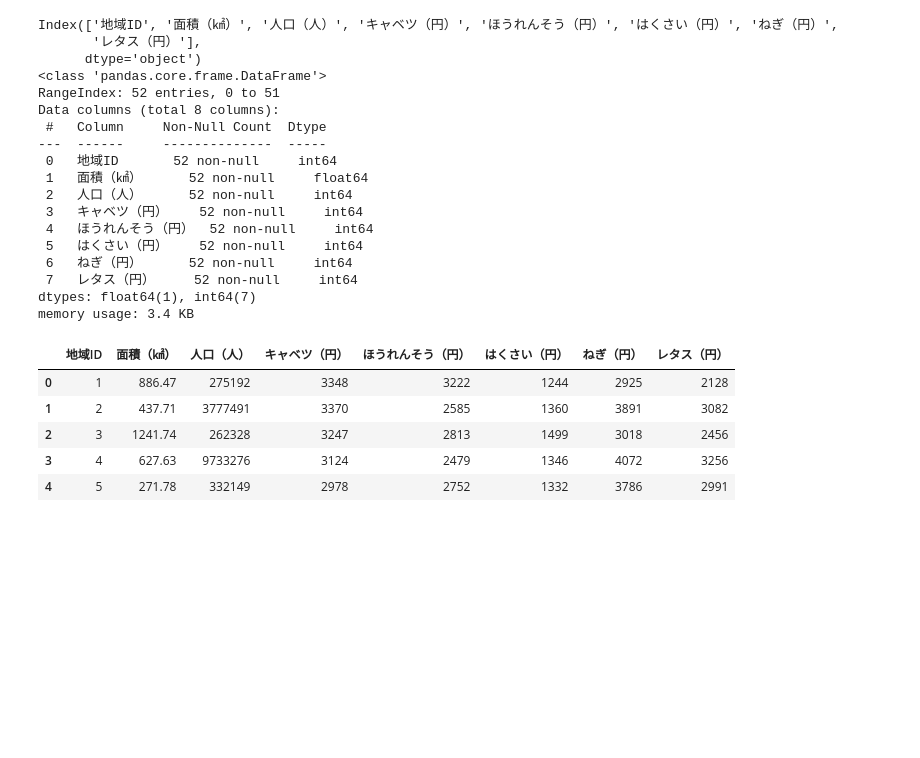
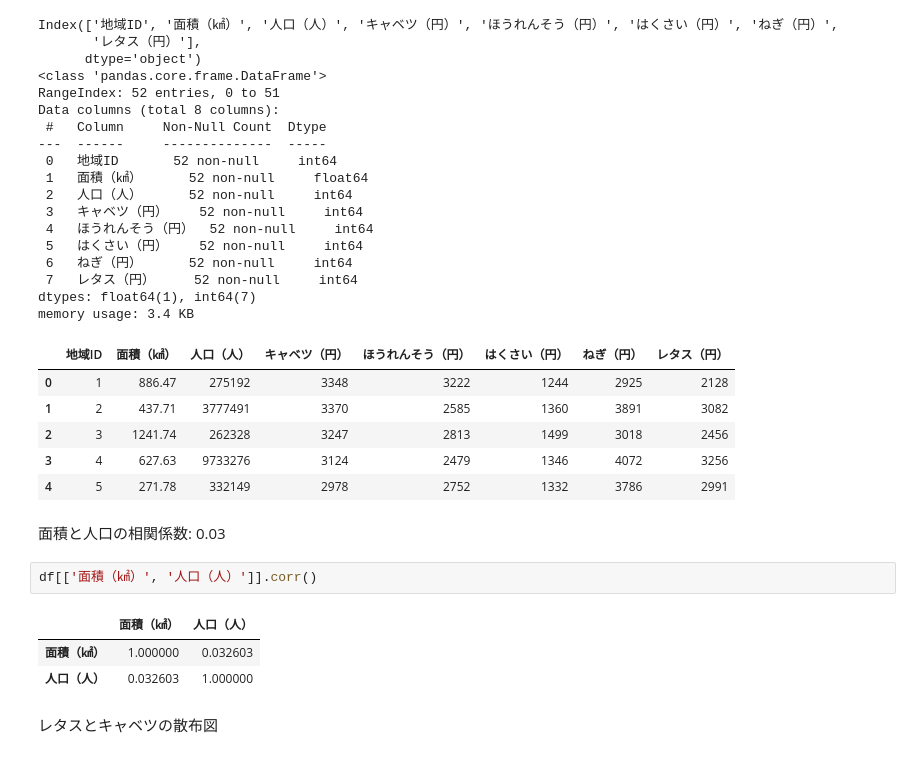
Before and after one commit to akmiccom/dataAnalyticsBasic, a Jupyter notebook: notebooks/e4.ipynb, the cells around one changed output. Saved outputs shown, nothing was run; the diff lists cells and outputs as text; blank space fills up the shorter version.

```diff
--- a/notebooks/e4.ipynb
+++ b/notebooks/e4.ipynb
@@ -50,3 +50,13 @@ memory usage: 3.4 KB
 | 2 | 3 | 1241.74 | 262328 | 3247 | 2813 | 1499 | 3018 | 2456 |
 | 3 | 4 | 627.63 | 9733276 | 3124 | 2479 | 1346 | 4072 | 3256 |
 | 4 | 5 | 271.78 | 332149 | 2978 | 2752 | 1332 | 3786 | 2991 |
+# %% [markdown]
+面積と人口の相関係数: 0.03
+# %%
+df[['面積（㎢）', '人口（人）']].corr()
+# %% [output]
+|  | 面積（㎢） | 人口（人） |
+| 面積（㎢） | 1.000000 | 0.032603 |
+| 人口（人） | 0.032603 | 1.000000 |
+# %% [markdown]
+レタスとキャベツの散布図
```
Also changed, not shown: parts of 2 cells of this notebook.
